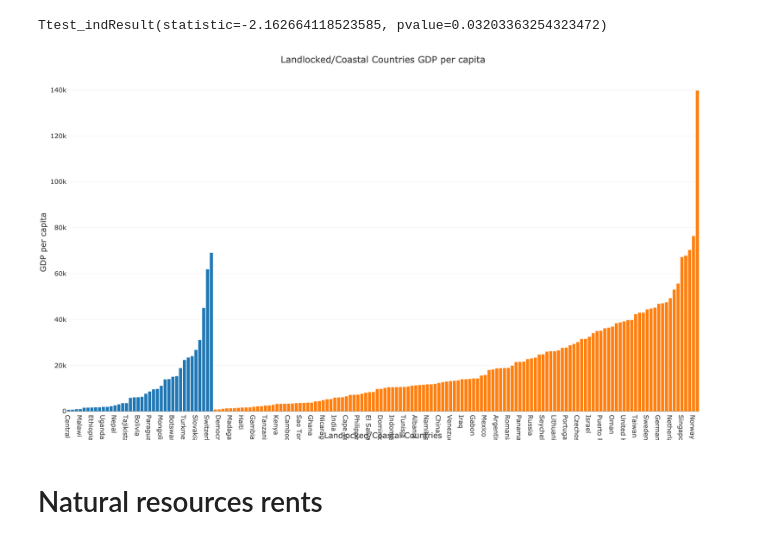
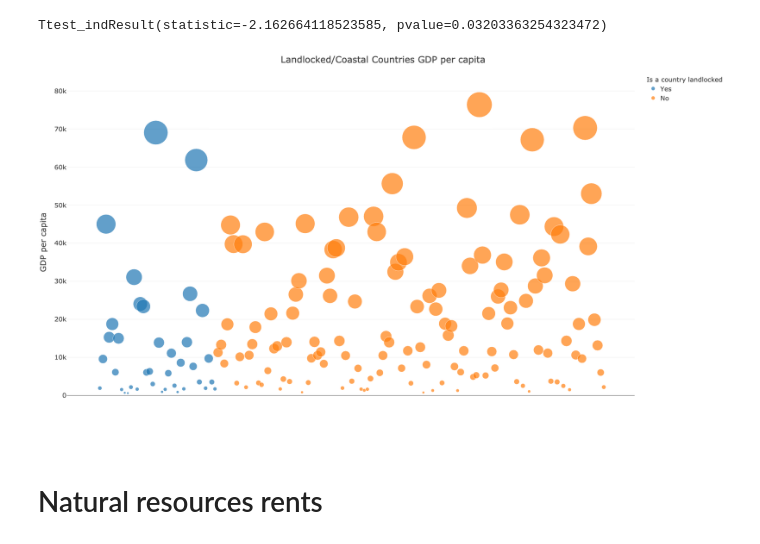
Before and after one commit to leonvanderlee/why_are_countries_wealthy, a Jupyter notebook: code/analysing.ipynb, the cells around one changed output. Saved outputs shown, nothing was run; the diff lists cells and outputs as text; code cells hidden in the pictures.

```diff
--- a/code/analysing.ipynb
+++ b/code/analysing.ipynb
@@ -14,8 +14,8 @@ from scipy.stats import ttest_ind
 # %% [markdown]
 # Legend Variables
 # %%
-width_plot = 3840
-height_plot = 2160
+width_plot = 1920
+height_plot = 1080
 
 render_width_plot = 1920
 render_height_plot = 1080
@@ -449,19 +449,19 @@ ttest_ind(landlocked_data['GDP'], coastal_data['GDP'])
 # %% [output]
 Ttest_indResult(statistic=-2.162664118523585, pvalue=0.03203363254323472)
 # %%
-data = data.sort_values(by=['GDP'])
+data = data.drop(120)
 
 
 
-fig = px.histogram(data, x='Country', y='GDP', color='Landlocked')
+fig = px.scatter(data, x="Country", y="GDP", color="Landlocked", size='GDP', size_max=50)
 
-fig.update_layout(width=width_plot, height=height_plot, title='Landlocked/Coastal Countries GDP per capita', xaxis_title='Landlocked/Coastal Countries', yaxis_title='GDP per capita', showlegend=False)
+fig.update_layout(width=width_plot, height=height_plot, title='Landlocked/Coastal Countries GDP per capita', xaxis_title='Landlocked/Coastal Countries', xaxis_visible=False, xaxis_showticklabels=False, yaxis_title='GDP per capita', showlegend=True, legend_title='Is a country landlocked')
 
 fig.write_image("../plots/landlocked_countries_and_coastal_countries/landlocked_countries_and_coastal_countries.png")
 
 fig.show(renderer='png', width=render_width_plot, height=render_height_plot)
 # %% [output]
-[figure, old version]
+[figure, new version]
 # %% [markdown]
 # Natural resources rents
 # %%
```
Also changed, not shown: parts of 3 cells of this notebook, 15 other files.
